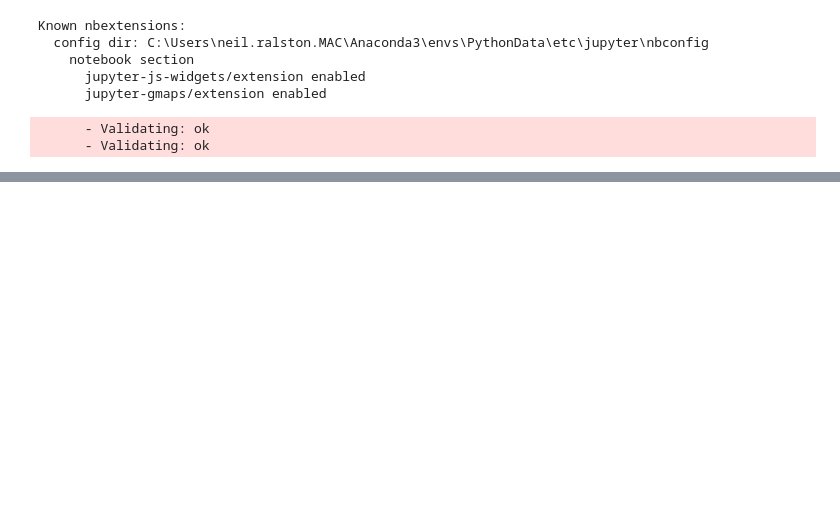
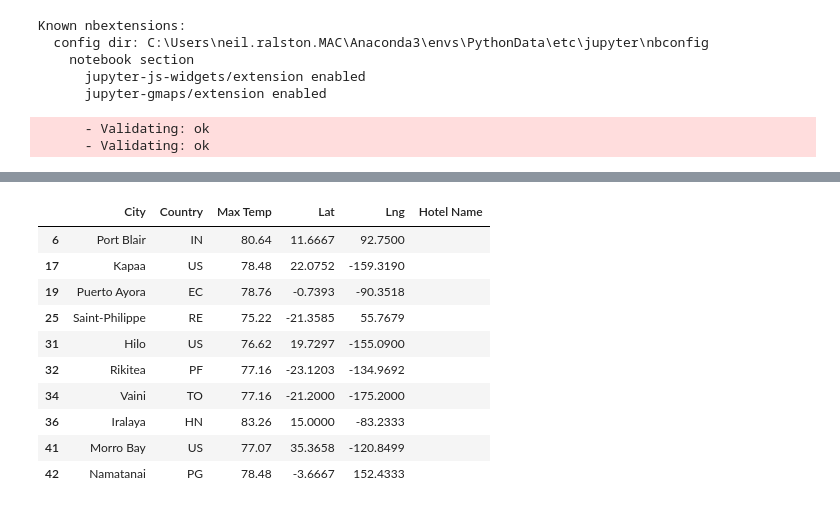
Before and after one commit to neilralston/World_Weather_Analysis, a Jupyter notebook: VacationPy.ipynb, the cells around one changed output, grey strips where cells are left out. Saved outputs shown, nothing was run; the diff lists cells and outputs as text; code cells hidden in the pictures; blank space fills up the shorter version.

```diff
--- a/VacationPy.ipynb
+++ b/VacationPy.ipynb
@@ -130,0 +225,17 @@ Known nbextensions:
+# %%
+# Create DataFrame called hotel_df to store hotel names along with city, country, max temp, and coordinates.
+hotel_df = preferred_cities_df[["City", "Country", "Max Temp", "Lat", "Lng"]].copy()
+hotel_df["Hotel Name"] = ""
+hotel_df.head(10)
+# %% [output]
+|  | City | Country | Max Temp | Lat | Lng | Hotel Name |
+| 6 | Port Blair | IN | 80.64 | 11.6667 | 92.7500 |  |
+| 17 | Kapaa | US | 78.48 | 22.0752 | -159.3190 |  |
+| 19 | Puerto Ayora | EC | 78.76 | -0.7393 | -90.3518 |  |
+| 25 | Saint-Philippe | RE | 75.22 | -21.3585 | 55.7679 |  |
+| 31 | Hilo | US | 76.62 | 19.7297 | -155.0900 |  |
+| 32 | Rikitea | PF | 77.16 | -23.1203 | -134.9692 |  |
+| 34 | Vaini | TO | 77.16 | -21.2000 | -175.2000 |  |
+| 36 | Iralaya | HN | 83.26 | 15.0000 | -83.2333 |  |
+| 41 | Morro Bay | US | 77.07 | 35.3658 | -120.8499 |  |
+| 42 | Namatanai | PG | 78.48 | -3.6667 | 152.4333 |  |
```
Also changed, not shown: parts of 15 cells of this notebook, 1 other file.
